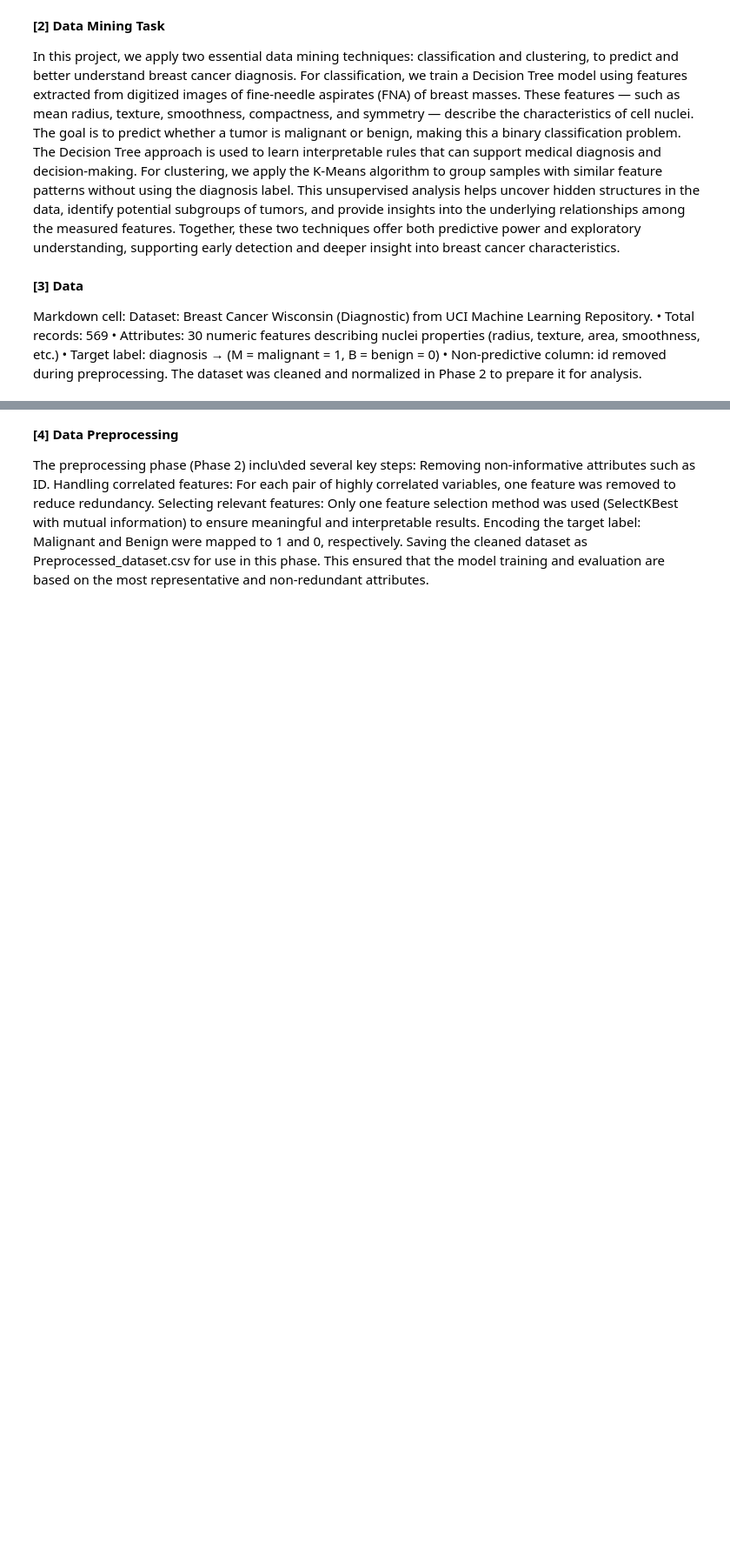
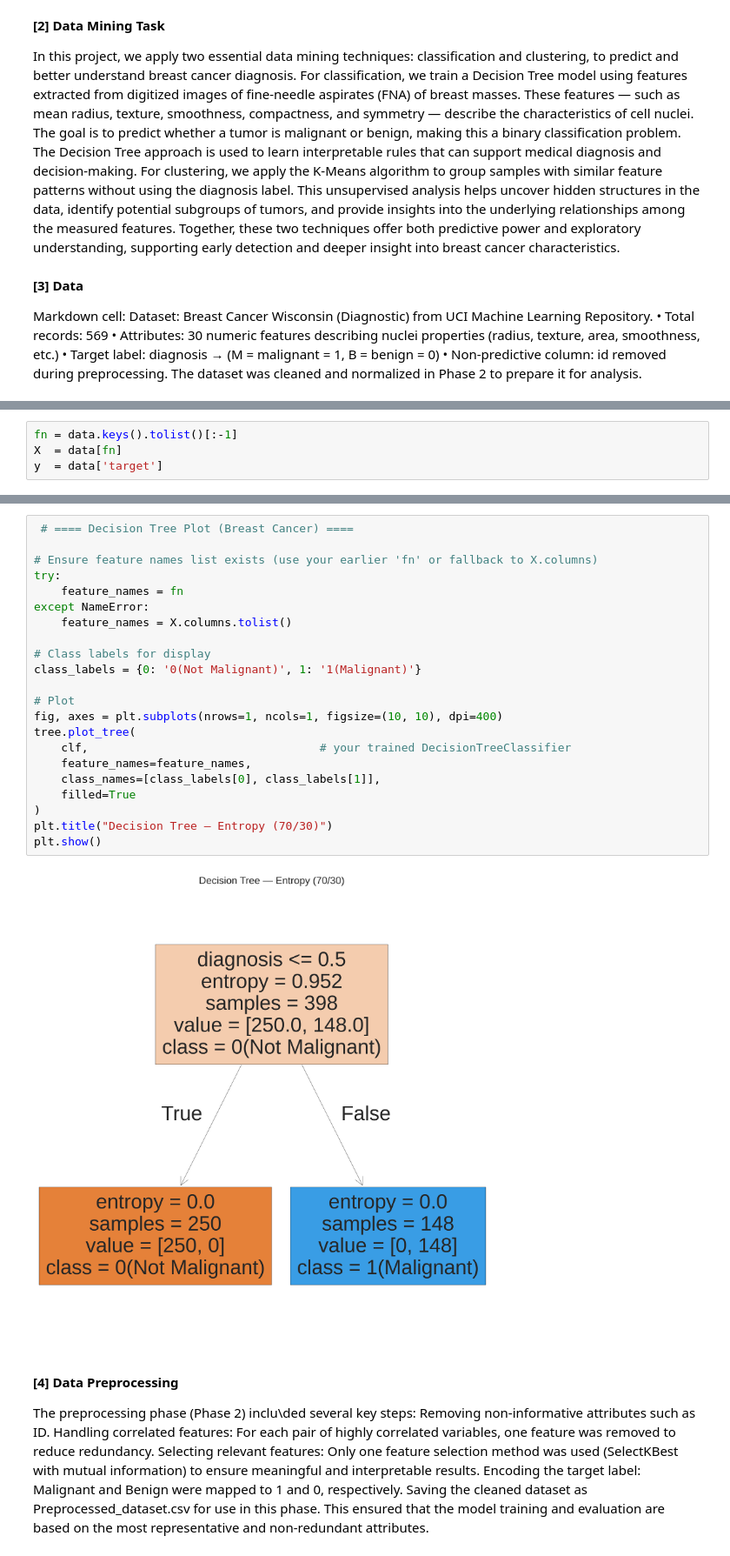
Before and after one commit to halaaab/IT_326-Project-Group-1, a Jupyter notebook: Phase3.ipynb, the cells around one changed output, grey strips where cells are left out. Shown at 87% size. Cells and saved outputs as stored; diff of their text form; blank space fills up the shorter version.

```diff
--- a/Phase3.ipynb
+++ b/Phase3.ipynb
@@ -78,0 +69,4 @@ y distribution: {0: 357, 1: 212}
+# %%
+fn = data.keys().tolist()[:-1]
+X  = data[fn]
+y  = data['target']
@@ -79,3 +134,27 @@ y distribution: {0: 357, 1: 212}
+# %%
+ # ==== Decision Tree Plot (Breast Cancer) ====
+
+# Ensure feature names list exists (use your earlier 'fn' or fallback to X.columns)
+try:
+    feature_names = fn
+except NameError:
+    feature_names = X.columns.tolist()
+
+# Class labels for display
+class_labels = {0: '0(Not Malignant)', 1: '1(Malignant)'}
+
+# Plot
+fig, axes = plt.subplots(nrows=1, ncols=1, figsize=(10, 10), dpi=400)
+tree.plot_tree(
+    clf,                                  # your trained DecisionTreeClassifier
+    feature_names=feature_names,
+    class_names=[class_labels[0], class_labels[1]],
+    filled=True
+)
+plt.title("Decision Tree — Entropy (70/30)")
+plt.show()
+# %% [output]
+[figure, added]
 # %% [markdown]
 **[4] Data Preprocessing**
 
```
Also changed, not shown: parts of 3 cells of this notebook.
